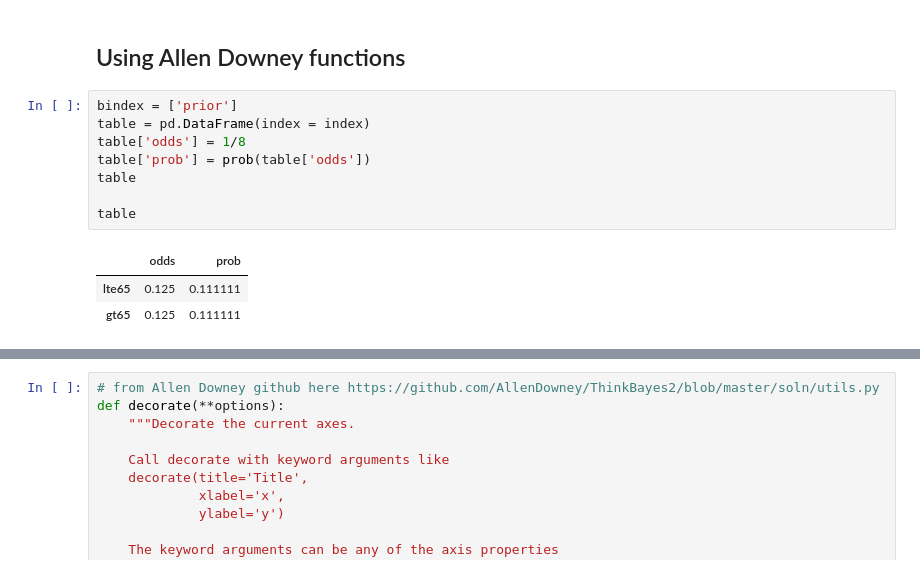
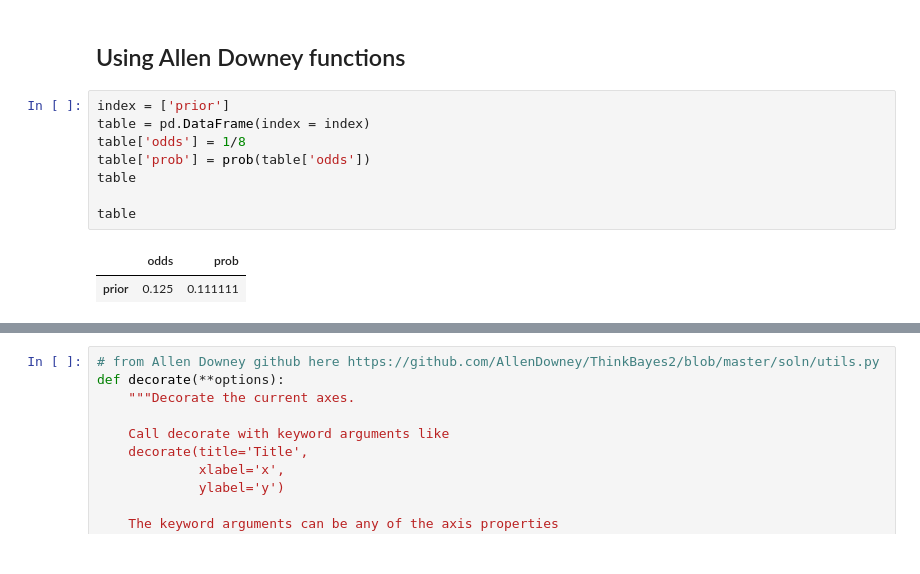
Before and after one commit to HYLODE/HyStakes, a Jupyter notebook: hystakes/vignettes/bayes-for-discharge-using-odds.ipynb, the cells around one changed output, grey strips where cells are left out. Drawn from its saved outputs; the diff is of its cells as text.

```diff
--- a/hystakes/vignettes/bayes-for-discharge-using-odds.ipynb
+++ b/hystakes/vignettes/bayes-for-discharge-using-odds.ipynb
@@ -133,17 +123,16 @@ The posterior odds, given a patient is over 65 are substantially reduced
 # %% [markdown]
 ## Using Allen Downey functions
 # %%
-bindex = ['prior']
+index = ['prior']
 table = pd.DataFrame(index = index)
 table['odds'] = 1/8
 table['prob'] = prob(table['odds'])
 table
 
 table
 # %% [output]
 |  | odds | prob |
-| lte65 | 0.125 | 0.111111 |
-| gt65 | 0.125 | 0.111111 |
+| prior | 0.125 | 0.111111 |
 # %%
 index = ['lte65', 'gt65']
 table = pd.DataFrame(index = index)
```
Also changed, not shown: parts of 50 cells of this notebook, 2 other files.
